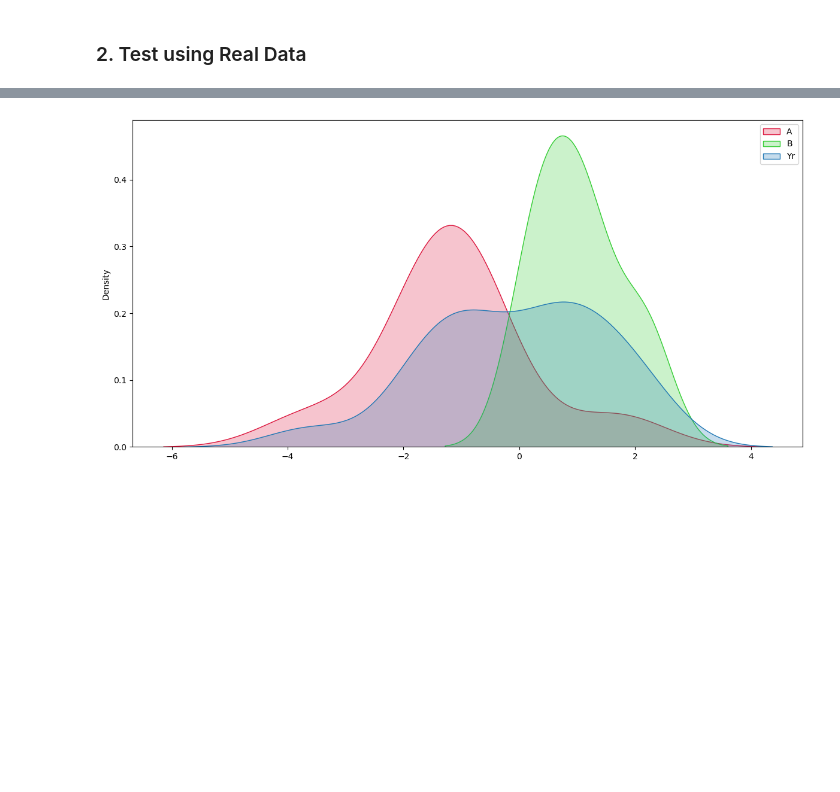
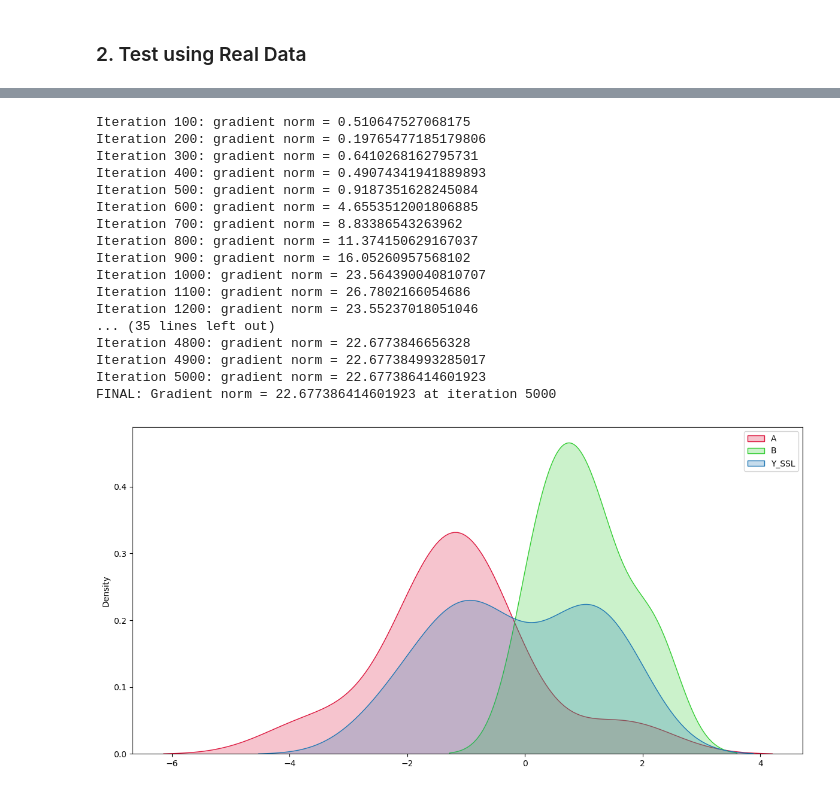
Before and after one commit to KataTech/OTFactorDiscovery, a Jupyter notebook: kai/test.ipynb, the cells around one changed output, grey strips where cells are left out. Saved outputs shown, nothing was run; the diff lists cells and outputs as text; code cells hidden in the pictures; blank space fills up the shorter version.

Commit message:
Fixed bug with semi-supervised learning and achieved working version on simple gaussian data

```diff
--- a/kai/test.ipynb
+++ b/kai/test.ipynb
@@ -121,7 +121,7 @@ sum(lst)
 ### 2. Test using Real Data
 # %%
 # define a function to plot the kernel density estimation
-def plot_densities(x_a, x_b, y):
+def plot_densities(x_a, x_b, y_ssl, y = None):
     """
     Visualize the kernel density estimations of the samples
     from A, B, and the learned barycenter Y.
@@ -131,8 +131,11 @@ def plot_densities(x_a, x_b, y):
                 color='crimson', label='A', fill=True, ax=ax)
     sns.kdeplot(data=x_b,
                 color='limegreen', label='B', fill=True, ax=ax)
-    sns.kdeplot(data=y,
-                color='purple', label='Y', fill=True, ax=ax)
+    if y is not None:
+        sns.kdeplot(data=y, color='purple',
+                    label='Y', fill=True, ax=ax)
+    sns.kdeplot(data=y_ssl,
+                color='aquamarine', label='Y_SSL', fill=True, ax=ax)
     ax.legend()
     plt.tight_layout()
     plt.show()
@@ -150,10 +153,14 @@ x_b = np.random.normal(MEAN_B, SD_B, SAMPLE_SIZE)
 x = np.concatenate((x_a, x_b)).reshape((TOTAL_SIZE, 1))
 labels = np.zeros(TOTAL_SIZE, dtype=np.int64).reshape((TOTAL_SIZE, 1))
 labels[SAMPLE_SIZE:] = 1
-z_map = np.array([0, 1]).reshape((NUM_CLASSES, 1))
+z_map = np.array([[0, 1], [1, 0]])
 # determine the mask ratio
-PERCENT_MASKED = 0.05
+PERCENT_MASKED = 0.9
 num_masked = int(PERCENT_MASKED * TOTAL_SIZE)
 mask = np.random.choice(TOTAL_SIZE, num_masked, replace = False)
 # mark the masked elements as '-1'
 labels[mask] = -1
+# compute z
+z = np.zeros((labels.shape[0], z_map.shape[1]))
+for i in range(z.shape[0]):
+    z[i] = z_map[labels[i]]
@@ -211,4 +167,44 @@ FINAL: Gradient norm = 2.980949547957902e-14 at iteration 5
-# %%
-plot_densities(x_a, x_b, y)
-# %% [output]
-[figure, removed]
+# %%
+# set-up experiment parameters
+LR_RATE = 0.01
+INIT_LAM = 50
+MAX_LAM = 500
+GROWING_LAM = True
+SIGMA_Z = 1
+SIGMA_Y = 1
+MAX_ITER = 5000
+WARM_STOP = 200
+VERBOSE = 1
+EPSILON = 0.001
+Y_INIT = x
+# reload library for the most updated versions
+importlib.reload(fo)
+ssl = fo.SemiSupervisedOT(kernel_y_bandwidth=[SIGMA_Y], kernel_z_bandwidth=[SIGMA_Z])
+ssl.initialize(x, labels, NUM_CLASSES, z_map)
+y_ssl, pred = ssl.train(Y_INIT, LR_RATE, EPSILON, MAX_ITER, GROWING_LAM,
+                    INIT_LAM, WARM_STOP, MAX_LAM, verbose=VERBOSE)
+# y = fo.compute_barycenter(x, z, Y_INIT, INIT_LAM,
+#                           epsilon=EPSILON, lr=LR_RATE,
+#                           max_iter=MAX_ITER, verbose=VERBOSE,
+#                           growing_lambda=GROWING_LAM, warm_stop=WARM_STOP,
+#                           max_lambda=MAX_LAM)
+plot_densities(x_a, x_b, y_ssl)
+# %% [output]
+Iteration 100: gradient norm = 0.510647527068175
+Iteration 200: gradient norm = 0.19765477185179806
+Iteration 300: gradient norm = 0.6410268162795731
+Iteration 400: gradient norm = 0.49074341941889893
+Iteration 500: gradient norm = 0.9187351628245084
+Iteration 600: gradient norm = 4.6553512001806885
+Iteration 700: gradient norm = 8.83386543263962
+Iteration 800: gradient norm = 11.374150629167037
+Iteration 900: gradient norm = 16.05260957568102
+Iteration 1000: gradient norm = 23.564390040810707
+Iteration 1100: gradient norm = 26.7802166054686
+Iteration 1200: gradient norm = 23.55237018051046
+... (35 lines left out)
+Iteration 4800: gradient norm = 22.6773846656328
+Iteration 4900: gradient norm = 22.677384993285017
+Iteration 5000: gradient norm = 22.677386414601923
+FINAL: Gradient norm = 22.677386414601923 at iteration 5000
+[figure, added]
```
Also changed, not shown: parts of 3 cells of this notebook, 1 other file.
